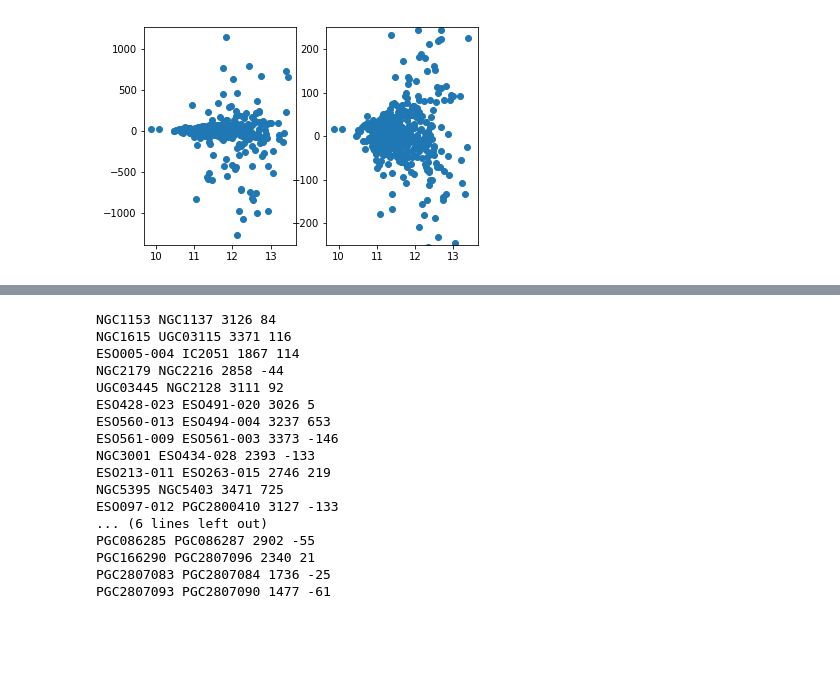
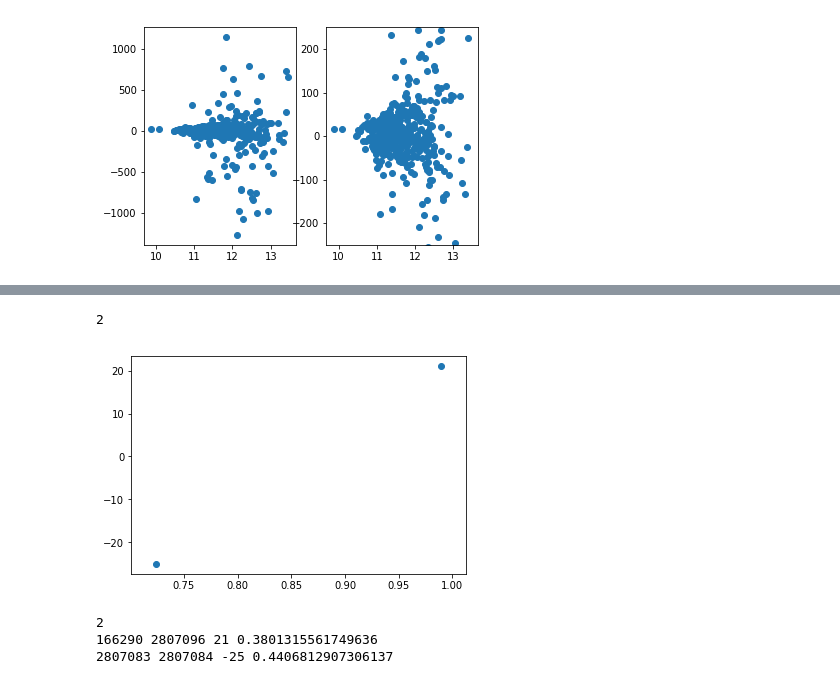
Before and after one commit to astroandes/LG_CosmicFlows, a Jupyter notebook: code/isolated_pairs.ipynb, the cells around one changed output, grey strips where cells are left out. Drawn from its saved outputs; the diff is of its cells as text; code cells hidden in the pictures; blank space fills up the shorter version.

```diff
--- a/code/isolated_pairs.ipynb
+++ b/code/isolated_pairs.ipynb
@@ -144,28 +149,23 @@ mean 34.45 std 249.06
+# %%
+plt.scatter(distance[ii], vel_diff[ii])
+print(np.count_nonzero(distance[ii]<6.0))
+# %% [output]
+2
+[figure, added]
 # %%
-nameM31 = group_M31['Name'][ii]
-nameMW = group_MW['Name'][ii]
+nameM31 = group_M31['pgc'][ii]
+nameMW = group_MW['pgc'][ii]
 vhelM31 = group_M31['Vhel'][ii]
-vel_diff_s = vel_diff[ii]
-for a, b, v, r in zip(nameM31,nameMW, vhelM31, vel_diff_s):
-    print(a,b,v, r)
+vdiff = vel_diff[ii]
+dist = distance[ii]
+print(len(dist))
+for a, b, v_diff, r in zip(nameM31,nameMW, vdiff, distance):
+    if(r<1):
+        print(a,b,v_diff, r)
 # %% [output]
-NGC1153 NGC1137 3126 84
-NGC1615 UGC03115 3371 116
-ESO005-004 IC2051 1867 114
-NGC2179 NGC2216 2858 -44
-UGC03445 NGC2128 3111 92
-ESO428-023 ESO491-020 3026 5
-ESO560-013 ESO494-004 3237 653
-ESO561-009 ESO561-003 3373 -146
-NGC3001 ESO434-028 2393 -133
-ESO213-011 ESO263-015 2746 219
-NGC5395 NGC5403 3471 725
-ESO097-012 PGC2800410 3127 -133
-... (6 lines left out)
-PGC086285 PGC086287 2902 -55
-PGC166290 PGC2807096 2340 21
-PGC2807083 PGC2807084 1736 -25
-PGC2807093 PGC2807090 1477 -61
+2
+166290 2807096 21 0.3801315561749636
+2807083 2807084 -25 0.4406812907306137
 # %%
 plt.scatter(group_M31['Vhel'], group_MW['Vhel'])
 plt.scatter(group_M31['Vhel'][ii], group_MW['Vhel'][ii])
```
Also changed, not shown: parts of 2 cells of this notebook.
